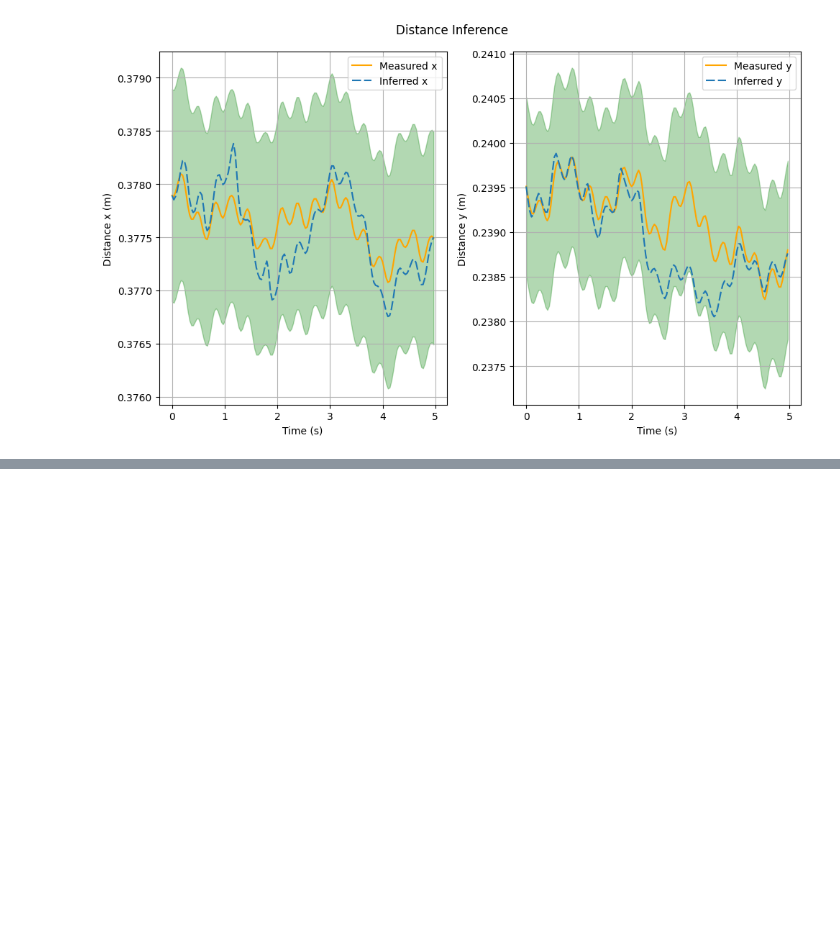
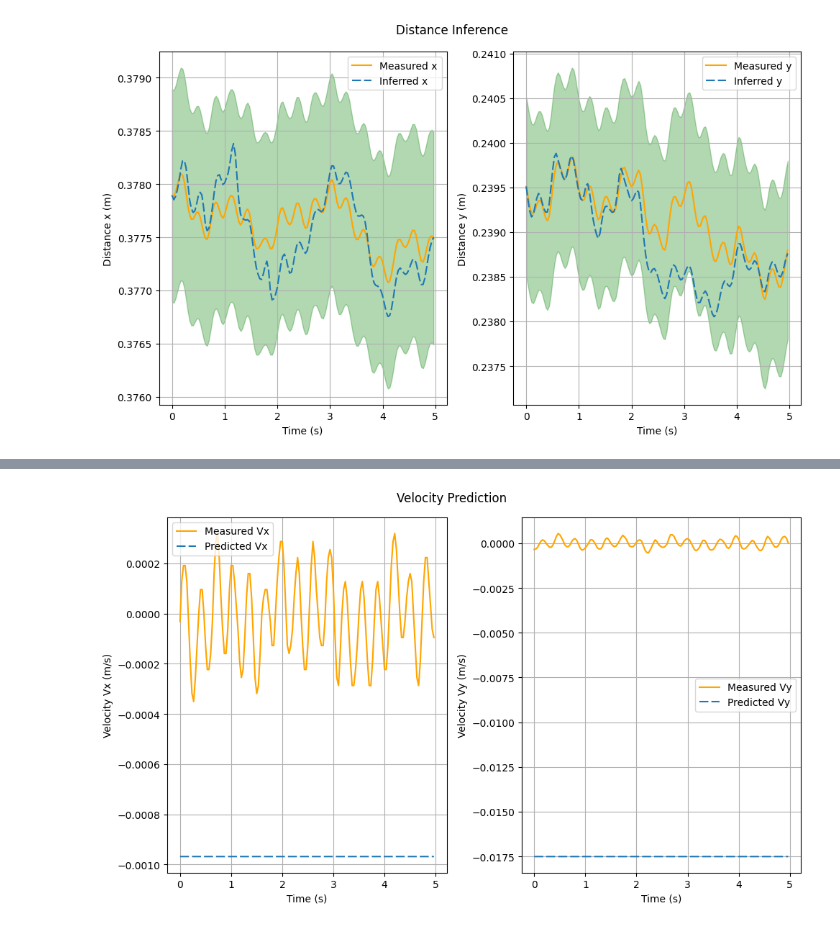
Before and after one commit to l0g1c-80m8/screw-dynamics-sindy, a Jupyter notebook: notebook/final-sindy-results.ipynb, the cells around one changed output, grey strips where cells are left out. Saved outputs shown, nothing was run; the diff lists cells and outputs as text; code cells hidden in the pictures; blank space fills up the shorter version.

Commit message:
add baseline results

```diff
--- a/notebook/final-sindy-results.ipynb
+++ b/notebook/final-sindy-results.ipynb
@@ -408,3 +409,85 @@ State Variable 1:
   Term: x1 x10 x15, Coefficient: -0.0000
 [figure]
 [figure]
+# %%
+import torch
+import numpy as np
+import os
+import warnings
+
+# Define model parameters
+input_dim = 17  # Adjust based on your data
+hidden_dim = 34
+output_dim = 2
+num_layers = 3
+
+# Define models
+models = {
+    "lstm_model": LSTMModel(input_dim, hidden_dim, output_dim, num_layers),
+    "mlp_model": MLP(input_dim, hidden_dim, output_dim)
+}
+
+# Iterate over models
+for model_name, model in models.items():
+    model_path = os.path.join('..', 'out', 'baseline', f'{model_name}.pth')
+    print(model_path)
+    if not os.path.exists(model_path):
+        print(f"Skipping {model_name}, model file not found.")
+        continue
+
+    model.load_state_dict(torch.load(model_path))
+    model.eval()
+
+    with torch.no_grad():
+        pred_y = model(test_x).numpy()
+        pred_y = pred_y.reshape(pred_y.shape[0], pred_y.shape[-1]).astype(np.complex64)
+
+        reference_signal_x = np.copy(test_y)[:, 0]
+        target_signal_x = pred_y[:, 0]
+        adjusted_vx = adjust_signal_single(target_signal_x, *full_x_params)
+
+        reference_signal_y = np.copy(test_y)[:, 1]
+        target_signal_y = pred_y[:, 1]
+        adjusted_vy = adjust_signal_single(target_signal_y, *full_y_params)
+
+        best_segmented_vx, best_segmented_vy = adjust_signal([adjusted_vx, adjusted_vy], *segment_params)
+
+        start_pos = test_x.numpy()[ref_segment_start, 0, :2].tolist()
+        true_pos = gen_pos_from_vel(
+            start_pos,
+            reference_signal_x[ref_segment_start:ref_segment_start + segment_length],
+            reference_signal_y[ref_segment_start:ref_segment_start + segment_length]
+        )
+
+        gen_pos = gen_pos_from_vel(
+            start_pos,
+            best_segmented_vx[target_segment_start:target_segment_start + segment_length] * weight_adjustment +
+            reference_signal_x[ref_segment_start:ref_segment_start + segment_length] * (1 - weight_adjustment),
+            best_segmented_vy[target_segment_start:target_segment_start + segment_length] * weight_adjustment +
+            reference_signal_y[ref_segment_start:ref_segment_start + segment_length] * (1 - weight_adjustment)
+        )
+
+        errors = np.sqrt((true_pos[0] - gen_pos[0]) ** 2 + (true_pos[1] - gen_pos[1]) ** 2)
+        mean_error = np.mean(errors)
+        max_error = np.max(errors)
+        std_error = np.std(errors)
+
+        print(f'Model: {model_name}, Mean Error: {mean_error:.4f}, Max Error: {max_error:.4f}, Error Std Dev: {std_error:.4f}')
+
+        with warnings.catch_warnings():
+            warnings.filterwarnings("ignore", category=RuntimeWarning)
+            plot_signals(
+                [
+                    best_segmented_vx[target_segment_start:target_segment_start + segment_length],
+                    best_segmented_vy[target_segment_start:target_segment_start + segment_length]
+                ],
+                [
+                    reference_signal_x[ref_segment_start:ref_segment_start + segment_length],
+                    reference_signal_y[ref_segment_start:ref_segment_start + segment_length]
+                ],
+                gen_pos,
+                true_pos,
+                model_name,
+                show=True
+            )
+# %% [output]
@@ -410,0 +496 @@ State Variable 1:
+[figure, added]
```
Also changed, not shown: parts of 2 cells of this notebook.
